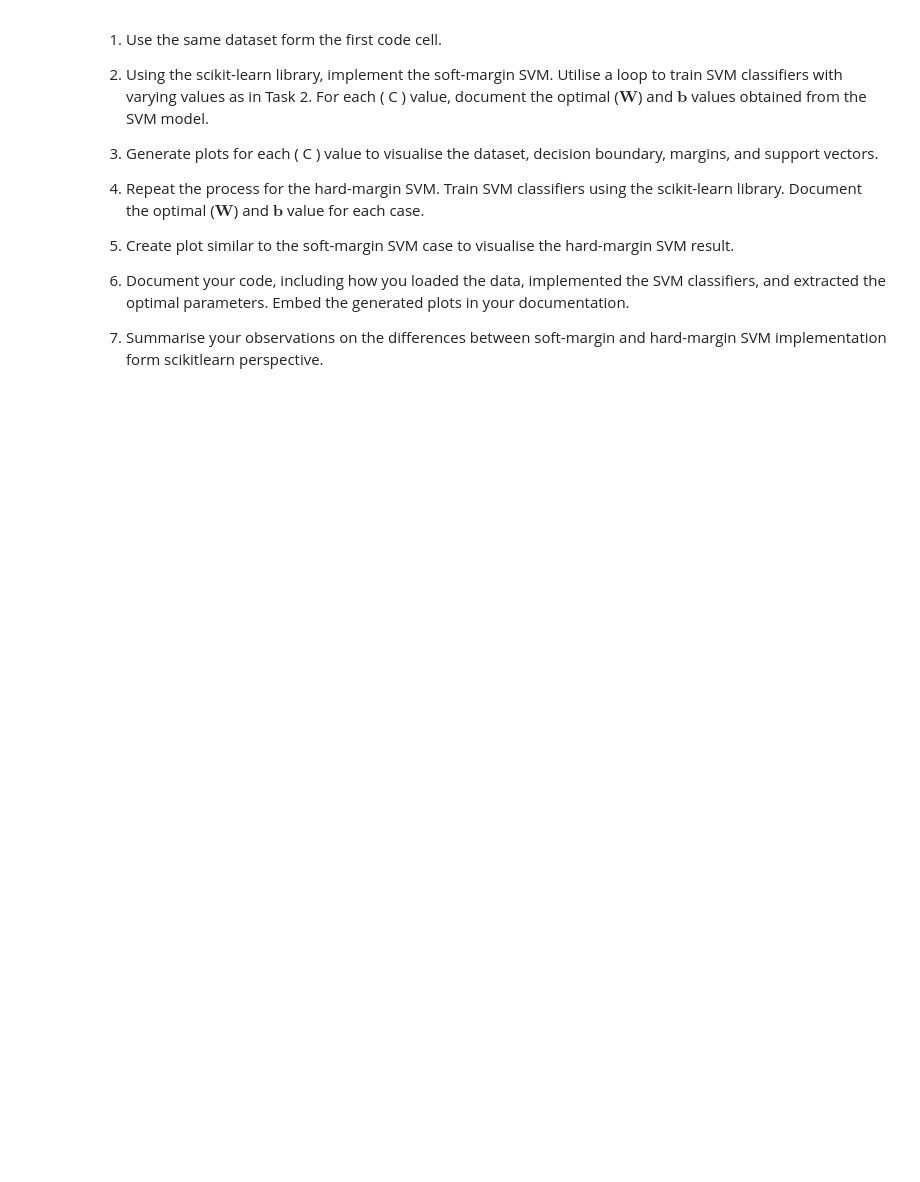
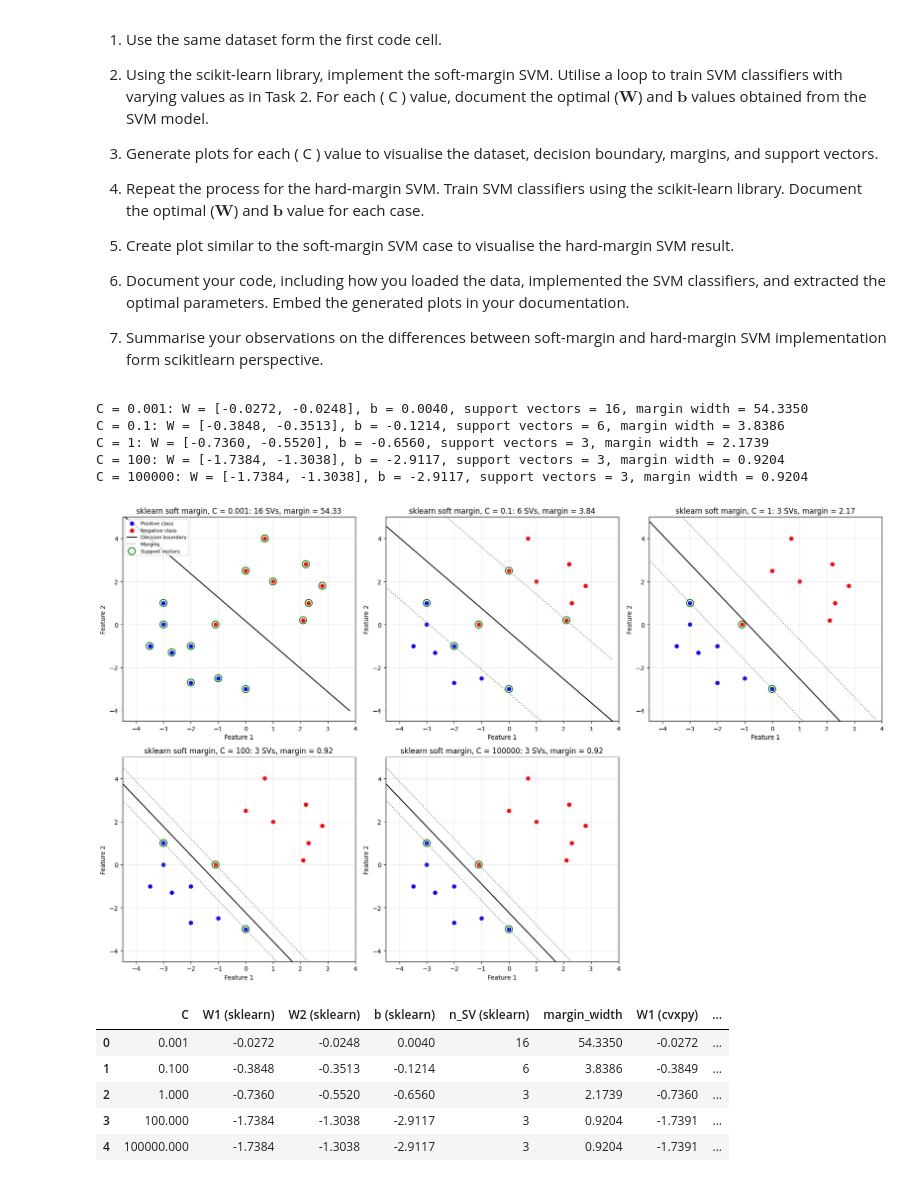
Before and after one commit to Marc0s-ikp/imperial_eee_machine_learning_course-main, a Jupyter notebook: 06_ML_SVM.ipynb, the cells around one changed output. Drawn from its saved outputs; the diff is of its cells as text; code cells hidden in the pictures; blank space fills up the shorter version.

```diff
--- a/06_ML_SVM.ipynb
+++ b/06_ML_SVM.ipynb
@@ -419,0 +457,52 @@ In this task, you will implement both the soft-margin and hard-margin Support Ve
+# %%
+# Task 3 (soft margin)
+from sklearn.svm import SVC
+import pandas as pd
+
+def plot_sklearn_svm(clf, ax, title):
+    W, b = clf.coef_[0], clf.intercept_[0]
+    x_vals = np.array([np.min(X[:, 0]) - 1, np.max(X[:, 0]) + 1])
+    y_vals = -(W[0] * x_vals + b) / W[1]
+    ax.scatter(X[y == 1][:, 0], X[y == 1][:, 1], color='blue', label='Positive class')
+    ax.scatter(X[y == -1][:, 0], X[y == -1][:, 1], color='red', label='Negative class')
+    ax.plot(x_vals, y_vals, 'k', label='Decision boundary')
+    ax.plot(x_vals, y_vals - 1 / W[1], 'grey', linestyle='dotted', label='Margins')
+    ax.plot(x_vals, y_vals + 1 / W[1], 'grey', linestyle='dotted')
+    sv = clf.support_vectors_
+    ax.scatter(sv[:, 0], sv[:, 1], s=130, facecolors='none', edgecolors='green', linewidths=1.5,
+               label='Support vectors')
+    ax.set_xlim(-4.5, 4); ax.set_ylim(-4.5, 5)
+    ax.set_title(title); ax.set_xlabel('Feature 1'); ax.set_ylabel('Feature 2'); ax.grid(alpha=0.3)
+
+sk_rows = []
+fig, axes = plt.subplots(2, 3, figsize=(18, 11))
+for ax, C in zip(axes.flatten(), C_values):
+    clf = SVC(kernel='linear', C=C).fit(X, y)
+    W, b = clf.coef_[0], clf.intercept_[0]
+    margin = 2 / np.linalg.norm(W)
+    sk_rows.append(dict(C=C, W1=W[0], W2=W[1], b=b, n_SV=len(clf.support_), margin_width=margin))
+    print(f"C = {C:g}: W = [{W[0]:.4f}, {W[1]:.4f}], b = {b:.4f}, support vectors = {len(clf.support_)}, "
+          f"margin width = {margin:.4f}")
+    plot_sklearn_svm(clf, ax, f'sklearn soft margin, C = {C:g}: {len(clf.support_)} SVs, margin = {margin:.2f}')
+axes.flatten()[0].legend(loc='upper left', fontsize=8)
+axes.flatten()[-1].axis('off')
+plt.tight_layout(); plt.show()
+
+sk_table = pd.DataFrame(sk_rows)
+# side-by-side with the cvxpy results from Task 2
+compare = sk_table.merge(pd.DataFrame(soft_rows)[['C', 'W1', 'W2', 'b', 'n_SV']], on='C',
+                         suffixes=(' (sklearn)', ' (cvxpy)'))
+compare.round(4)
+# %% [output]
+C = 0.001: W = [-0.0272, -0.0248], b = 0.0040, support vectors = 16, margin width = 54.3350
+C = 0.1: W = [-0.3848, -0.3513], b = -0.1214, support vectors = 6, margin width = 3.8386
+C = 1: W = [-0.7360, -0.5520], b = -0.6560, support vectors = 3, margin width = 2.1739
+C = 100: W = [-1.7384, -1.3038], b = -2.9117, support vectors = 3, margin width = 0.9204
+C = 100000: W = [-1.7384, -1.3038], b = -2.9117, support vectors = 3, margin width = 0.9204
+[figure, added]
+|  | C | W1 (sklearn) | W2 (sklearn) | b (sklearn) | n_SV (sklearn) | margin_width | W1 (cvxpy) | ... |
+| 0 | 0.001 | -0.0272 | -0.0248 | 0.0040 | 16 | 54.3350 | -0.0272 | ... |
+| 1 | 0.100 | -0.3848 | -0.3513 | -0.1214 | 6 | 3.8386 | -0.3849 | ... |
+| 2 | 1.000 | -0.7360 | -0.5520 | -0.6560 | 3 | 2.1739 | -0.7360 | ... |
+| 3 | 100.000 | -1.7384 | -1.3038 | -2.9117 | 3 | 0.9204 | -1.7391 | ... |
+| 4 | 100000.000 | -1.7384 | -1.3038 | -2.9117 | 3 | 0.9204 | -1.7391 | ... |
```
Also changed, not shown: parts of 10 cells of this notebook.
